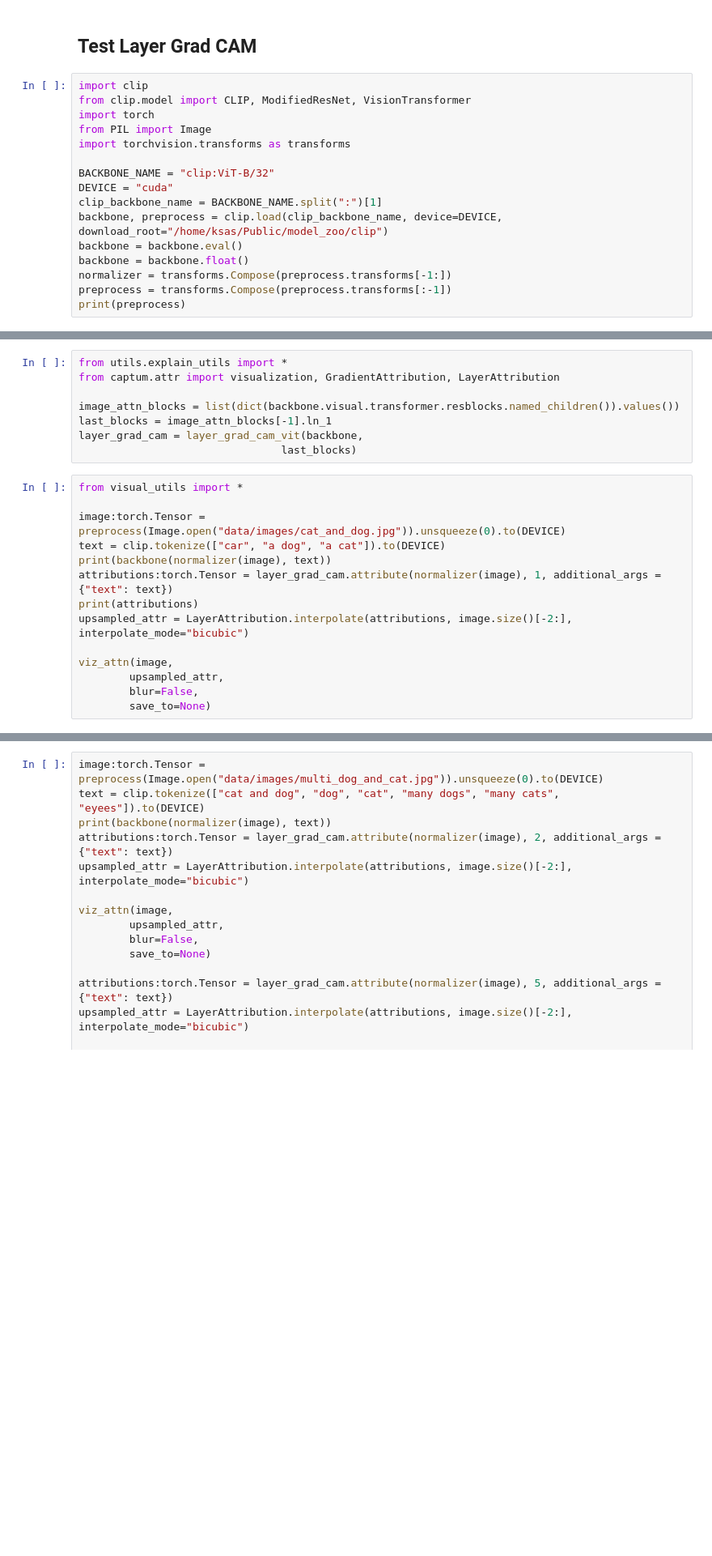
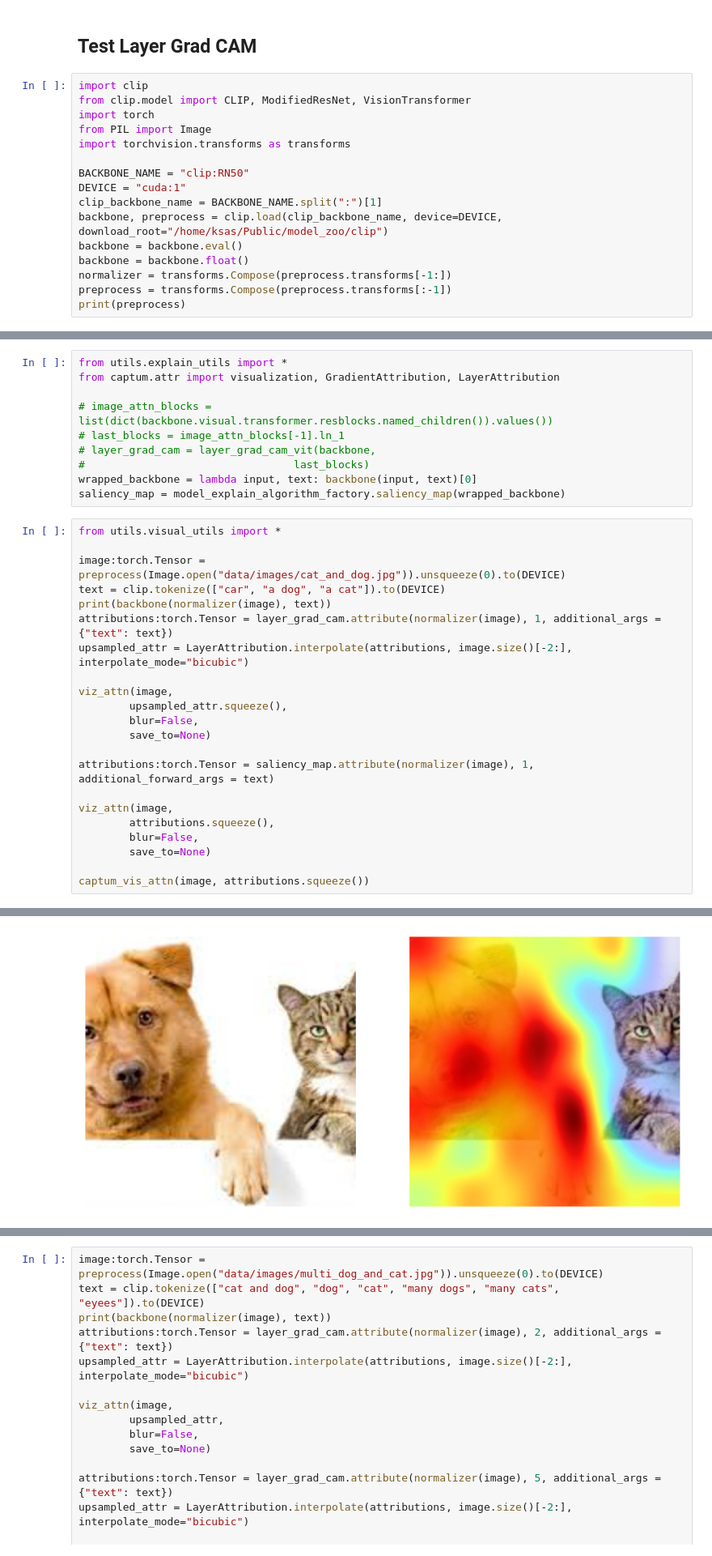
Before and after one commit to Uzukidd/sl-cbm, a Jupyter notebook: manually_debug.ipynb, the cells around one changed output, grey strips where cells are left out. Shown at 81% size. Drawn from its saved outputs; the diff is of its cells as text; blank space fills up the shorter version.

```diff
--- a/manually_debug.ipynb
+++ b/manually_debug.ipynb
@@ -144,8 +144,8 @@ import torch
 from PIL import Image
 import torchvision.transforms as transforms
 
-BACKBONE_NAME = "clip:ViT-B/32"
-DEVICE = "cuda"
+BACKBONE_NAME = "clip:RN50"
+DEVICE = "cuda:1"
 clip_backbone_name = BACKBONE_NAME.split(":")[1]
 backbone, preprocess = clip.load(clip_backbone_name, device=DEVICE, download_root="/home/ksas/Public/model_zoo/clip")
 backbone = backbone.eval()
@@ -157,21 +164,32 @@ print(preprocess)
 from utils.explain_utils import *
 from captum.attr import visualization, GradientAttribution, LayerAttribution
 
-image_attn_blocks = list(dict(backbone.visual.transformer.resblocks.named_children()).values())
-last_blocks = image_attn_blocks[-1].ln_1
-layer_grad_cam = layer_grad_cam_vit(backbone,
-                                last_blocks)
+# image_attn_blocks = list(dict(backbone.visual.transformer.resblocks.named_children()).values())
+# last_blocks = image_attn_blocks[-1].ln_1
+# layer_grad_cam = layer_grad_cam_vit(backbone,
+#                                 last_blocks)
+wrapped_backbone = lambda input, text: backbone(input, text)[0]
+saliency_map = model_explain_algorithm_factory.saliency_map(wrapped_backbone)
 # %%
-from visual_utils import *
+from utils.visual_utils import *
 
 image:torch.Tensor = preprocess(Image.open("data/images/cat_and_dog.jpg")).unsqueeze(0).to(DEVICE)
 text = clip.tokenize(["car", "a dog", "a cat"]).to(DEVICE)
 print(backbone(normalizer(image), text))
 attributions:torch.Tensor = layer_grad_cam.attribute(normalizer(image), 1, additional_args = {"text": text})
-print(attributions)
 upsampled_attr = LayerAttribution.interpolate(attributions, image.size()[-2:], interpolate_mode="bicubic")
 
 viz_attn(image,
-        upsampled_attr,
+        upsampled_attr.squeeze(),
         blur=False,
         save_to=None)
+
+attributions:torch.Tensor = saliency_map.attribute(normalizer(image), 1, additional_forward_args = text)
+
+viz_attn(image,
+        attributions.squeeze(),
+        blur=False,
+        save_to=None)
+
+captum_vis_attn(image, attributions.squeeze())
+# %% [output]
@@ -177,0 +200 @@ viz_attn(image,
+[figure, added]
```
Also changed, not shown: parts of 2 cells of this notebook, 19 other files.
